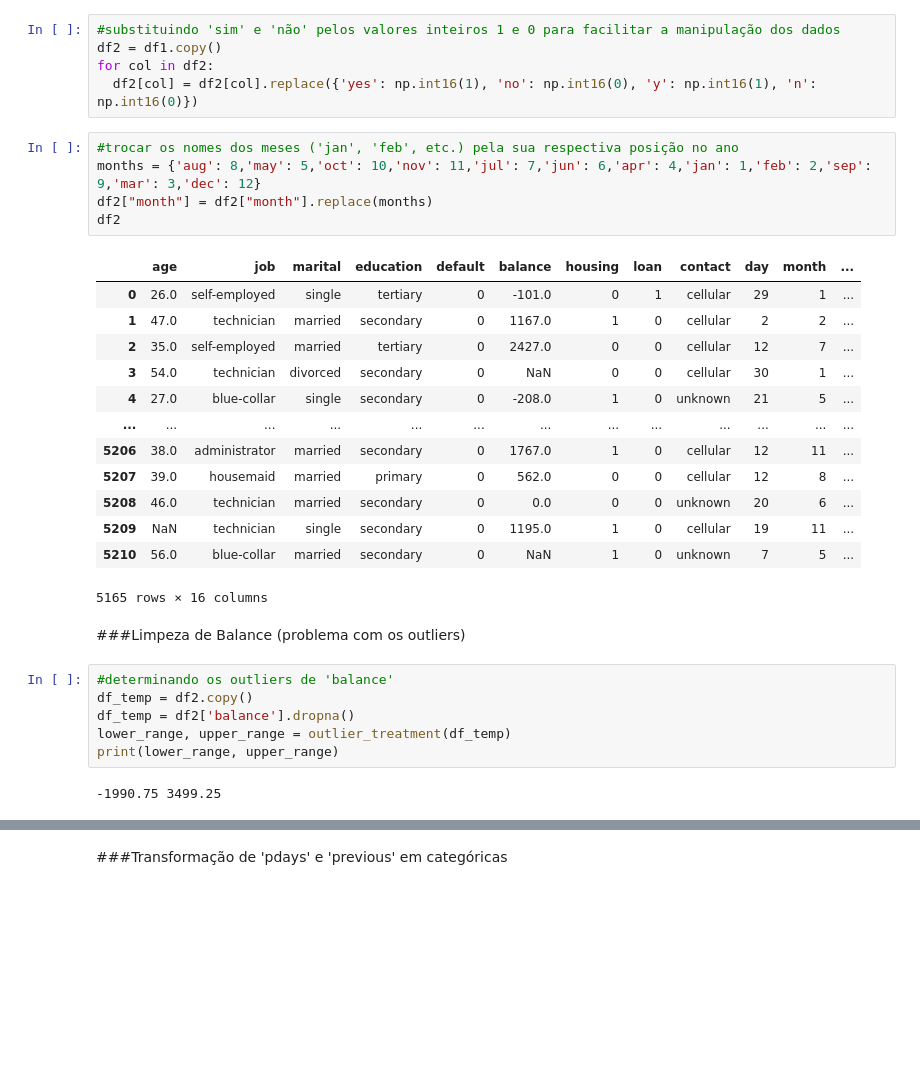
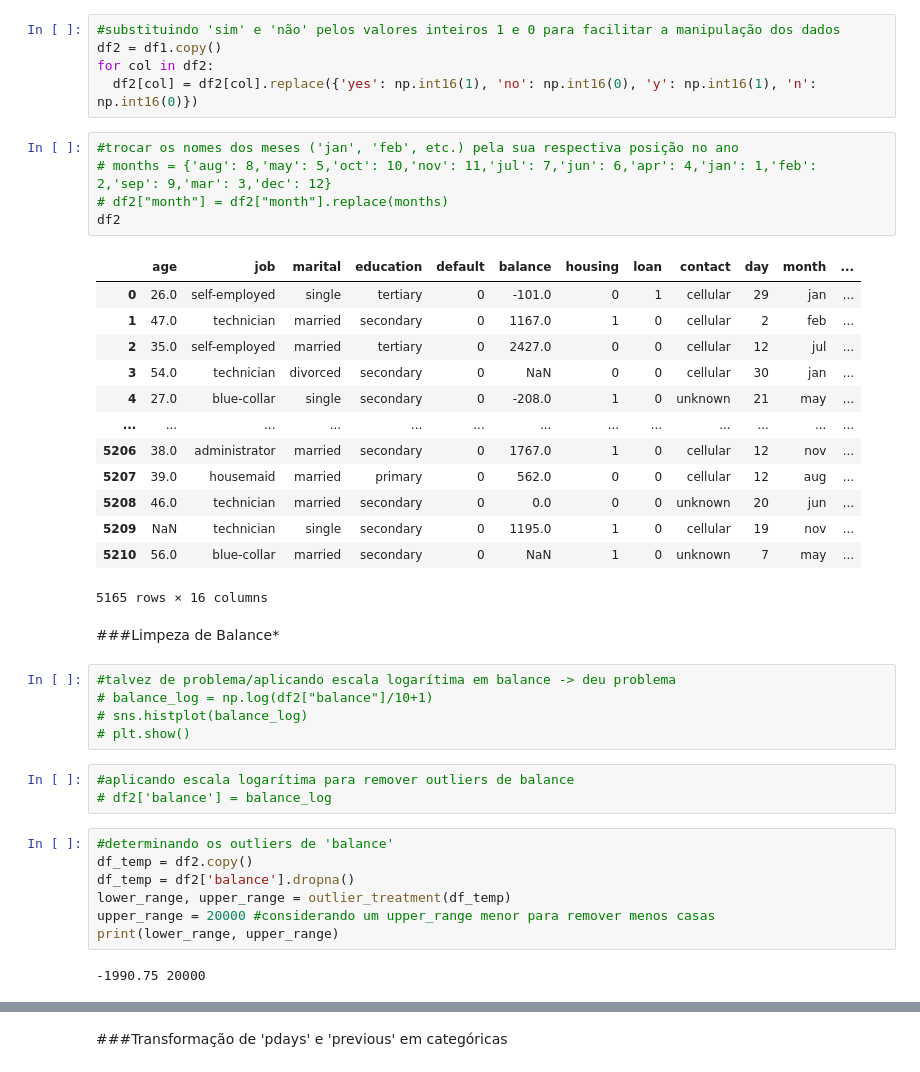
Before and after one commit to ArthurWDamasi0/ProjetoFinalTA, a Jupyter notebook: Limpeza_TA_df_test.ipynb, the cells around one changed output, grey strips where cells are left out. Drawn from its saved outputs; the diff is of its cells as text; blank space fills up the shorter version.

Commit message:
Limpeza df_train df_test
->Limpeza finalizada df_train
->Limpeza df_test
->Inicio do treinamento KNN
OBS: provavelmente ainda será necessário fazer algumas alterações na limpeza de ambos os dfs

```diff
--- a/Limpeza_TA_df_test.ipynb
+++ b/Limpeza_TA_df_test.ipynb
@@ -91,32 +103,41 @@ for col in df2:
   df2[col] = df2[col].replace({'yes': np.int16(1), 'no': np.int16(0), 'y': np.int16(1), 'n': np.int16(0)})
 # %%
 #trocar os nomes dos meses ('jan', 'feb', etc.) pela sua respectiva posição no ano
-months = {'aug': 8,'may': 5,'oct': 10,'nov': 11,'jul': 7,'jun': 6,'apr': 4,'jan': 1,'feb': 2,'sep': 9,'mar': 3,'dec': 12}
-df2["month"] = df2["month"].replace(months)
+# months = {'aug': 8,'may': 5,'oct': 10,'nov': 11,'jul': 7,'jun': 6,'apr': 4,'jan': 1,'feb': 2,'sep': 9,'mar': 3,'dec': 12}
+# df2["month"] = df2["month"].replace(months)
 df2
 # %% [output]
 |  | age | job | marital | education | default | balance | housing | loan | contact | day | month | ... |
-| 0 | 26.0 | self-employed | single | tertiary | 0 | -101.0 | 0 | 1 | cellular | 29 | 1 | ... |
-| 1 | 47.0 | technician | married | secondary | 0 | 1167.0 | 1 | 0 | cellular | 2 | 2 | ... |
-| 2 | 35.0 | self-employed | married | tertiary | 0 | 2427.0 | 0 | 0 | cellular | 12 | 7 | ... |
-| 3 | 54.0 | technician | divorced | secondary | 0 | NaN | 0 | 0 | cellular | 30 | 1 | ... |
-| 4 | 27.0 | blue-collar | single | secondary | 0 | -208.0 | 1 | 0 | unknown | 21 | 5 | ... |
+| 0 | 26.0 | self-employed | single | tertiary | 0 | -101.0 | 0 | 1 | cellular | 29 | jan | ... |
+| 1 | 47.0 | technician | married | secondary | 0 | 1167.0 | 1 | 0 | cellular | 2 | feb | ... |
+| 2 | 35.0 | self-employed | married | tertiary | 0 | 2427.0 | 0 | 0 | cellular | 12 | jul | ... |
+| 3 | 54.0 | technician | divorced | secondary | 0 | NaN | 0 | 0 | cellular | 30 | jan | ... |
+| 4 | 27.0 | blue-collar | single | secondary | 0 | -208.0 | 1 | 0 | unknown | 21 | may | ... |
 | ... | ... | ... | ... | ... | ... | ... | ... | ... | ... | ... | ... | ... |
-| 5206 | 38.0 | administrator | married | secondary | 0 | 1767.0 | 1 | 0 | cellular | 12 | 11 | ... |
-| 5207 | 39.0 | housemaid | married | primary | 0 | 562.0 | 0 | 0 | cellular | 12 | 8 | ... |
-| 5208 | 46.0 | technician | married | secondary | 0 | 0.0 | 0 | 0 | unknown | 20 | 6 | ... |
-| 5209 | NaN | technician | single | secondary | 0 | 1195.0 | 1 | 0 | cellular | 19 | 11 | ... |
-| 5210 | 56.0 | blue-collar | married | secondary | 0 | NaN | 1 | 0 | unknown | 7 | 5 | ... |
+| 5206 | 38.0 | administrator | married | secondary | 0 | 1767.0 | 1 | 0 | cellular | 12 | nov | ... |
+| 5207 | 39.0 | housemaid | married | primary | 0 | 562.0 | 0 | 0 | cellular | 12 | aug | ... |
+| 5208 | 46.0 | technician | married | secondary | 0 | 0.0 | 0 | 0 | unknown | 20 | jun | ... |
+| 5209 | NaN | technician | single | secondary | 0 | 1195.0 | 1 | 0 | cellular | 19 | nov | ... |
+| 5210 | 56.0 | blue-collar | married | secondary | 0 | NaN | 1 | 0 | unknown | 7 | may | ... |
 5165 rows × 16 columns
 # %% [markdown]
-###Limpeza de Balance (problema com os outliers)
+###Limpeza de Balance*
+# %%
+#talvez de problema/aplicando escala logarítima em balance -> deu problema
+# balance_log = np.log(df2["balance"]/10+1)
+# sns.histplot(balance_log)
+# plt.show()
+# %%
+#aplicando escala logarítima para remover outliers de balance
+# df2['balance'] = balance_log
 # %%
 #determinando os outliers de 'balance'
 df_temp = df2.copy()
 df_temp = df2['balance'].dropna()
 lower_range, upper_range = outlier_treatment(df_temp)
+upper_range = 20000 #considerando um upper_range menor para remover menos casas
 print(lower_range, upper_range)
 # %% [output]
--1990.75 3499.25
+-1990.75 20000
 # %%
 #remoção dos outliers do balanço
```
Also changed, not shown: parts of 31 cells of this notebook, 5 other files.
